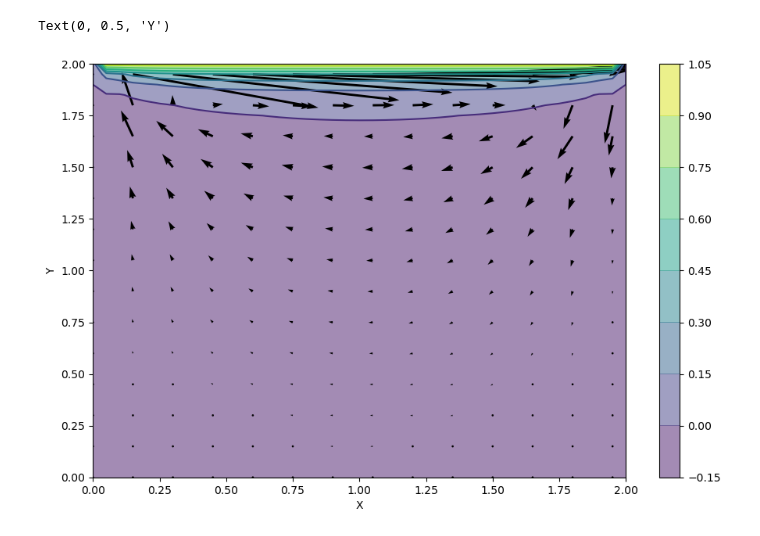
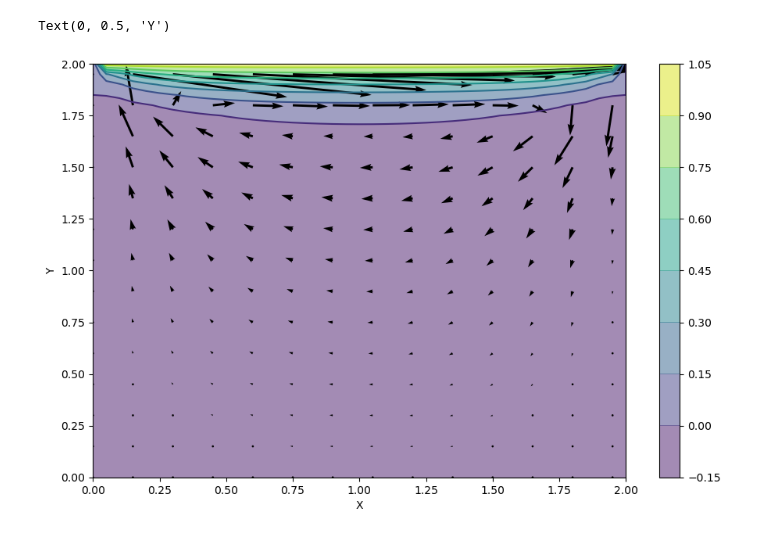
Before and after one commit to ghostktjMactavish/PHY690Code, a Jupyter notebook: NS3d.ipynb, the cells around one changed output. Cells and saved outputs as stored; diff of their text form; code cells hidden in the pictures.

```diff
--- a/NS3d.ipynb
+++ b/NS3d.ipynb
@@ -54,7 +55,7 @@ def build_b(u,v,w):
 
     tterms = 0.25*rho*((dx*dy*dz)**2)*((u[1:-1,1:-1,2:]-u[1:-1,1:-1,:-2])/dx+(v[1:-1,2:,1:-1]-v[1:-1,:-2,1:-1])/dy+(w[2:,1:-1,1:-1]-w[:-2,1:-1,1:-1])/dz)/(dx_div*dt)
     uterms = 0.125*rho*((dx*dy*dz)**2)*(uu+uv+vw+wu)/(dx_div)
-    b = tterms - uterms
+    b = -tterms + uterms
 
     return b
 # %%
@@ -72,7 +73,7 @@ def build_p(u,v,w,pn,b):
     #tterms = 0.25*rho*((dx*dy*dz)**2)*((u[1:-1,1:-1,2:]-u[1:-1,1:-1,:-2])/dx+(v[1:-1,2:,1:-1]-v[1:-1,:-2,1:-1])/dy+(w[2:,1:-1,1:-1]-w[:-2,1:-1,1:-1])/dz)/(dx_div*dt)
     #uterms = 0.125*rho*((dx*dy*dz)**2)*(uu+uv+vw+wu)/(dx_div)
 
-    p = pterms-b[1:-1,1:-1,1:-1]
+    p = pterms+b[1:-1,1:-1,1:-1]
     return p
 # %%
 def pressure_poisson(u,v,w,p,b):
@@ -227,12 +229,12 @@ nt = 100
 u,v,w,p = cavity_flow(nt,u,v,w,p,b,vis)
 # %%
 fig = plt.figure(figsize=(11,7),dpi=100)
-plt.contourf(x,y,u[1,:,:],alpha=0.5,cmap=cm.viridis)
+plt.contourf(x,y,u[20,:,:],alpha=0.5,cmap=cm.viridis)
 plt.colorbar()
-plt.contour(x,y,u[1,:,:],cmap=cm.viridis)
-plt.quiver(x[::3,::3],y[::3,::3],u[1,::3,::3],v[1,::3,::3])
+plt.contour(x,y,u[20,:,:],cmap=cm.viridis)
+plt.quiver(x[::3,::3],y[::3,::3],u[20,::3,::3],v[20,::3,::3])
 plt.xlabel('X')
 plt.ylabel('Y')
 # %% [output]
 Text(0, 0.5, 'Y')
-[figure, old version]
+[figure, new version]
```
Also changed, not shown: parts of 13 cells of this notebook.
